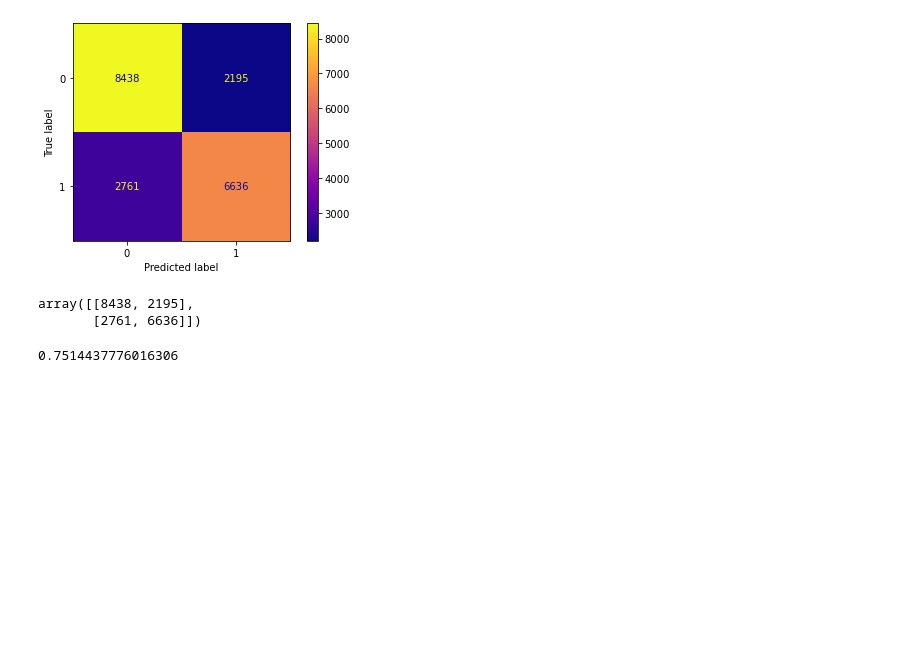
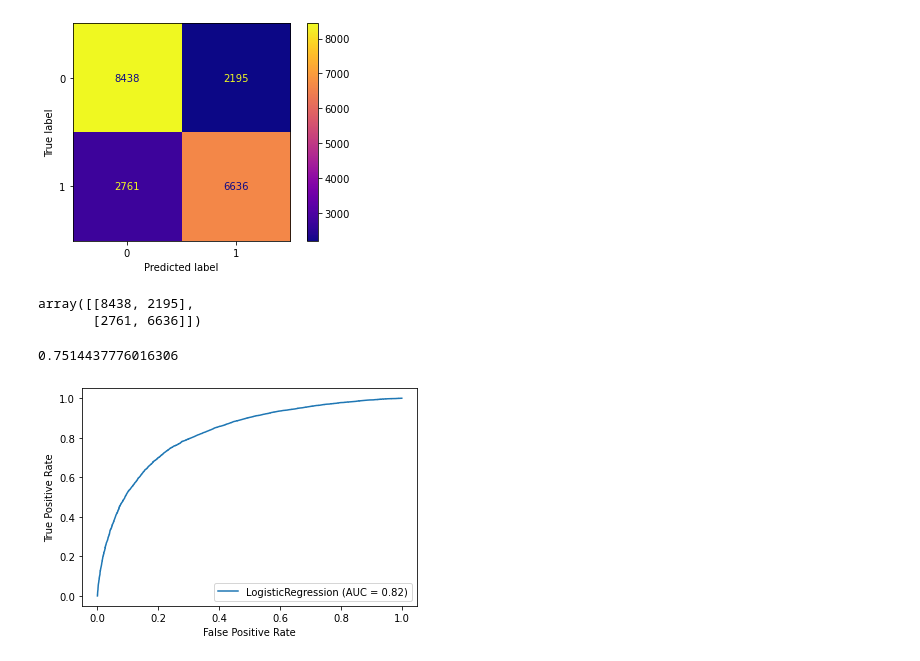
Before and after one commit to soohojp/Phase-3-Project, a Jupyter notebook: scratchNB.ipynb, the cells around one changed output. Cells and saved outputs as stored; diff of their text form; code cells hidden in the pictures; blank space fills up the shorter version.

```diff
--- a/scratchNB.ipynb
+++ b/scratchNB.ipynb
@@ -237,3 +237,7 @@ array([[8438, 2195],
 precision_score(y_train, y_pred)
 # %% [output]
 0.7514437776016306
+# %%
+plot_roc_curve(first_logreg_model, X_train, y_train);
+# %% [output]
+[figure, added]
```
Also changed, not shown: parts of 1 cell of this notebook.
